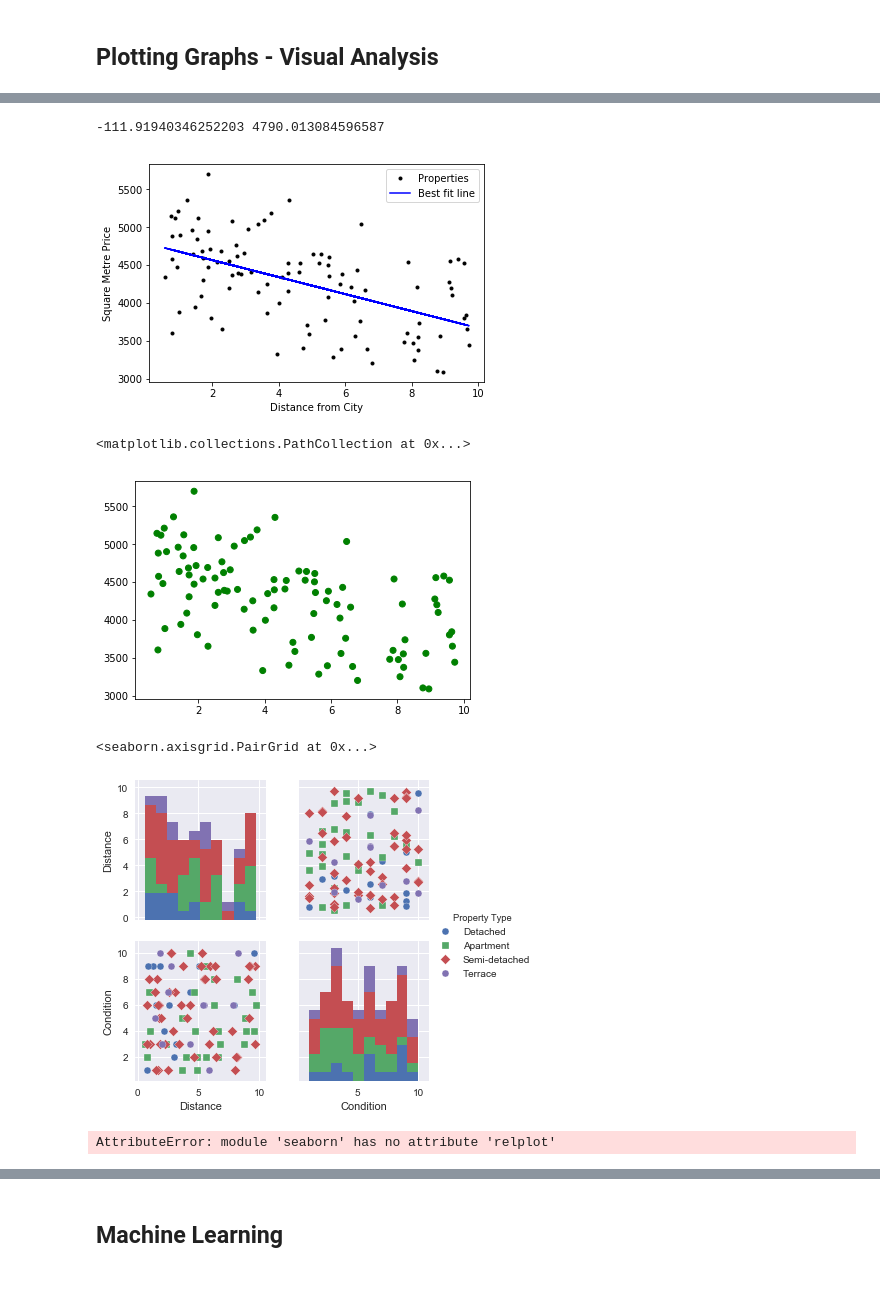
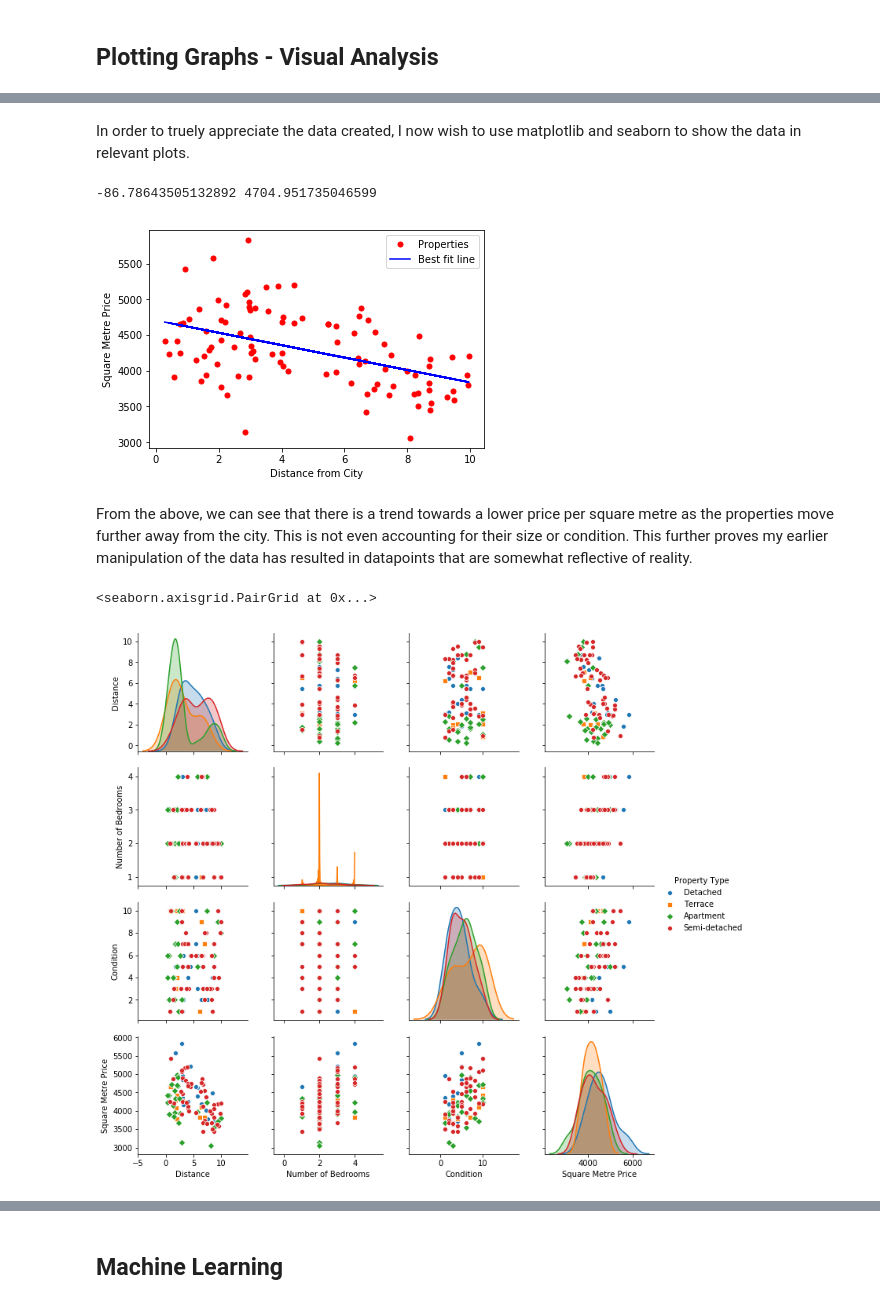
Before and after one commit to eimearbutler7/Programming4DA_Project, a Jupyter notebook: Programming4DA_Project.ipynb, the cells around one changed output, grey strips where cells are left out. Cells and saved outputs as stored; diff of their text form; code cells hidden in the pictures.

Commit message:
Updates 23.11
Further investigate data in plots and potential use of visial data

```diff
--- a/Programming4DA_Project.ipynb
+++ b/Programming4DA_Project.ipynb
@@ -400,47 +400,39 @@ plt.show()
+# %% [markdown]
+In order to truely appreciate the data created, I now wish to use matplotlib and seaborn to show the data in relevant plots.
 # %%
-(m1,c1) = np.polyfit(distance,square_m,1) #use ployfit function to determine least squares polynomial line fit, where 1 is the Degree of the fitting the polynomial
+import matplotlib.pyplot as plt  #import matplotlib functionality
+
+(m,c) = np.polyfit(distance,square_m,1) #use ployfit function to determine least squares polynomial line fit, where 1 is the Degree of the fitting the polynomial
+#Reference: Ian McLoughlin "Simple Linear Regression with NumPy" Jupyter Notebook, Semester 2 GMIT
 
 #where the resuting m and c are values in the equation of a straight line (y=mx+c)
 
-print(m1,c1)
+print(m,c)
 # %% [output]
--111.91940346252203 4790.013084596587
+-86.78643505132892 4704.951735046599
 # %%
-plt.plot(distance, square_m, 'k.', label='Properties')
-plt.plot(distance, m1 * distance + c1, 'b-', label='Best fit line')
+plt.plot(distance, square_m, 'k.', label='Properties', markersize=10, color='Red') # Plot distance and Square Metre Price to see how they relate
+plt.plot(distance, m * distance + c, 'b-', label='Best fit line') #add best fit line to show a general trend within the data
 
 plt.xlabel('Distance from City') #set name for x axis
 plt.ylabel('Square Metre Price') #set name for y axis
 
 plt.legend() # add a legend
 plt.show() #show the plot inline
+
+# Reference: Ian McLoughlin "Simple Linear Regression with NumPy" Jupyter Notebook, Semester 2 GMIT
 # %% [output]
-[figure, old version]
+[figure, new version]
-# %%
-#colors = ['red','green','blue','purple']
-#label = ['Distance','Property Type', 'Number of Bedrooms', 'Condition', 'Square Metre Price']
-#plt.scatter(distance, square_m, c=label, cmap=mat.colors.ListedColormap(colors))
-
-labl = [0, 1, 1, 0, 0]
-color= ['red' if 'Property Type' == 'Terrace' else 'green' for l in labl]
-plt.scatter(distance, square_m, color=color)
-# %% [output]
-<matplotlib.collections.PathCollection at 0x...>
-[figure, removed]
+# %% [markdown]
+From the above, we can see that there is a trend towards a lower price per square metre as the properties move further away from the city. This is not even accounting for their size or condition. This further proves my earlier manipulation of the data has resulted in datapoints that are somewhat reflective of reality.
 # %%
-#In theory, if you could import the live data from Daft.ie, you could easily create graphs like the ones below to see which properties meet your initial criteria, e.g. are in reasonably good condition and near the city
+#In theory, if you could import the live data from Daft.ie, you could very easily create instant plots like the ones below to see which
+#properties meet your initial criteria, e.g. are in reasonably good condition and near the city
 
+import matplotlib.pyplot as plt
 import seaborn as sns
-sns.pairplot(df, hue='Property Type', markers=["o", "s", "D", "o",])
+
+sns.pairplot(df_final, hue='Property Type', markers=["o", "s", "D", "o"])
 # %% [output]
 <seaborn.axisgrid.PairGrid at 0x...>
-[figure, old version]
+[figure, new version]
-# %%
-import seaborn as sns
-import matplotlib.pyplot as plt
-sns.set(style="ticks")
-
-
-sns.relplot(x=distance, y=square_m, col=z, hue='Property Type', style=condition, size=bedrooms, data=df_final);
-# %% [output]
-AttributeError: module 'seaborn' has no attribute 'relplot'
```
Also changed, not shown: parts of 25 cells of this notebook.
